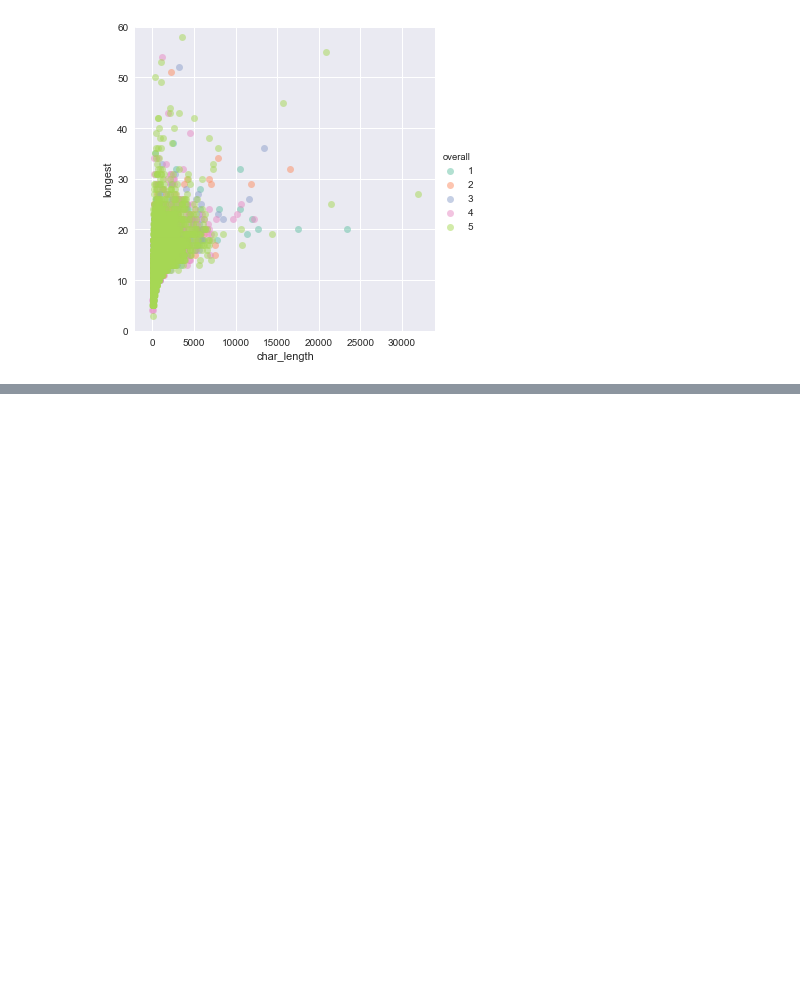
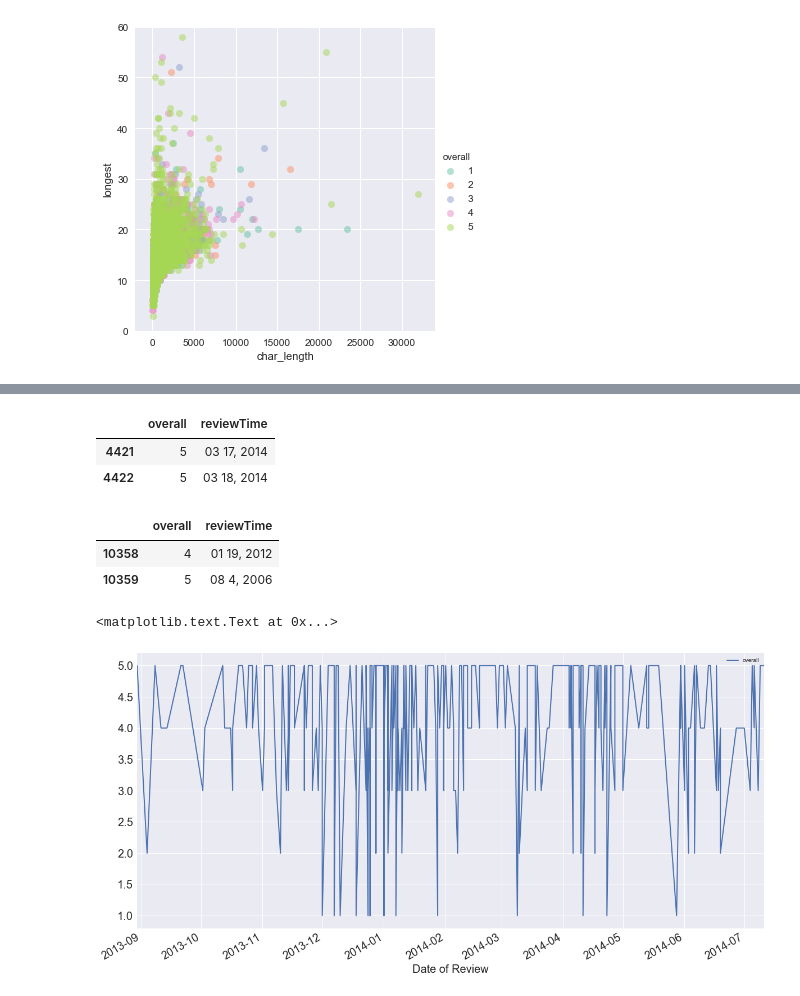
Before and after one commit to PassMoreHeat/springboard, a Jupyter notebook: DataStorytellingBookReviews.ipynb, the cells around one changed output, grey strips where cells are left out. Saved outputs shown, nothing was run; the diff lists cells and outputs as text; code cells hidden in the pictures; blank space fills up the shorter version.

Commit message:
time series added

```diff
--- a/DataStorytellingBookReviews.ipynb
+++ b/DataStorytellingBookReviews.ipynb
@@ -320,0 +326,27 @@ sns.lmplot(x='char_length', y='word_count', hue='overall', palette='Set2', data=
+# %%
+# time series: changes in star ratings over time for frequently reviewed book(s)
+data = rev_texts[rev_texts.asin == '0544114515']
+data_rate = data[['overall', 'reviewTime']]
+data_rate.head(2)
+# %% [output]
+|  | overall | reviewTime |
+| 4421 | 5 | 03 17, 2014 |
+| 4422 | 5 | 03 18, 2014 |
+# %%
+# time series: changes in star ratings over time for frequently reviewed book(s)
+data2 = rev_texts[rev_texts.asin == '1594865671']
+data2_rate = data2[['overall', 'reviewTime']]
+data2_rate.head(2)
+# %% [output]
+|  | overall | reviewTime |
+| 10358 | 4 | 01 19, 2012 |
+| 10359 | 5 | 08 4, 2006 |
+# %%
+pd.options.mode.chained_assignment = None  # default='warn'
+data_rate.reviewTime = pd.to_datetime(data_rate.reviewTime)
+data_rate.set_index('reviewTime', inplace=True)
+data_rate.plot(figsize=(20,10), linewidth=2, fontsize=20)
+plt.xlabel('Date of Review', fontsize=20)
+# %% [output]
+<matplotlib.text.Text at 0x...>
+[figure, added]
```
Also changed, not shown: parts of 7 cells of this notebook.
